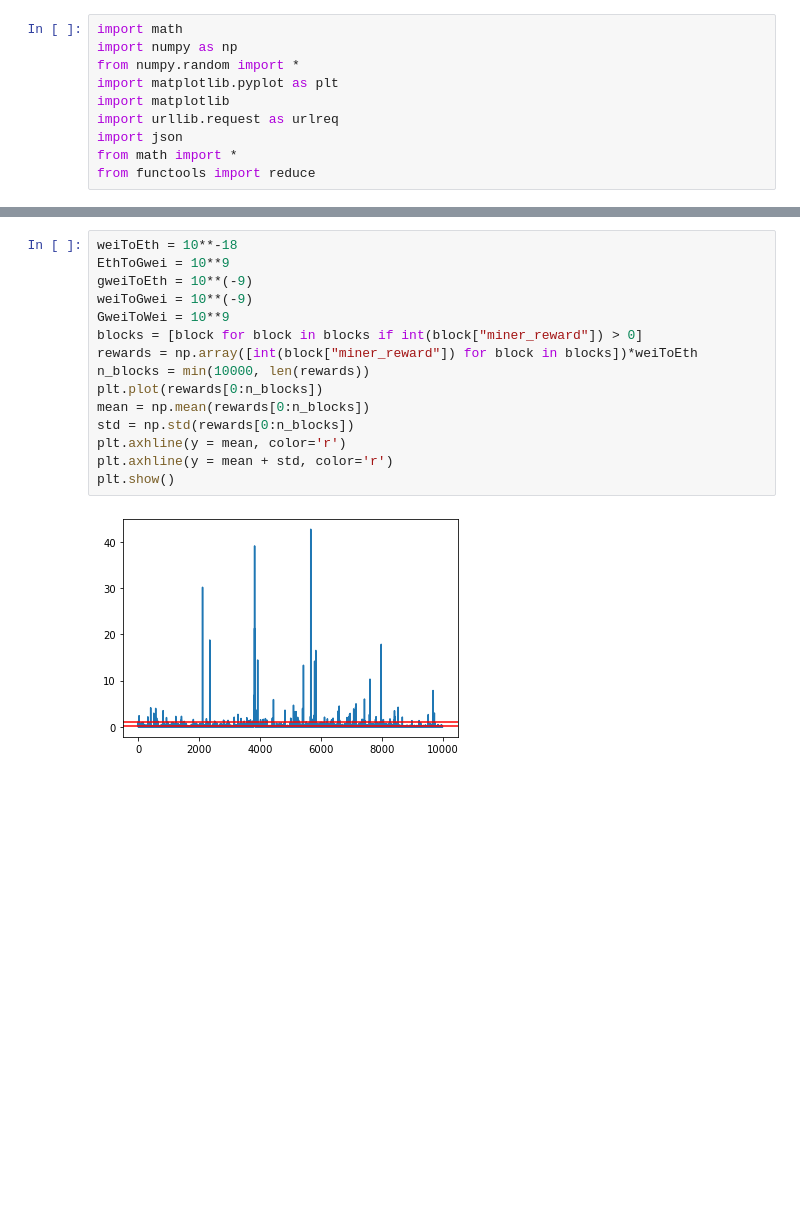
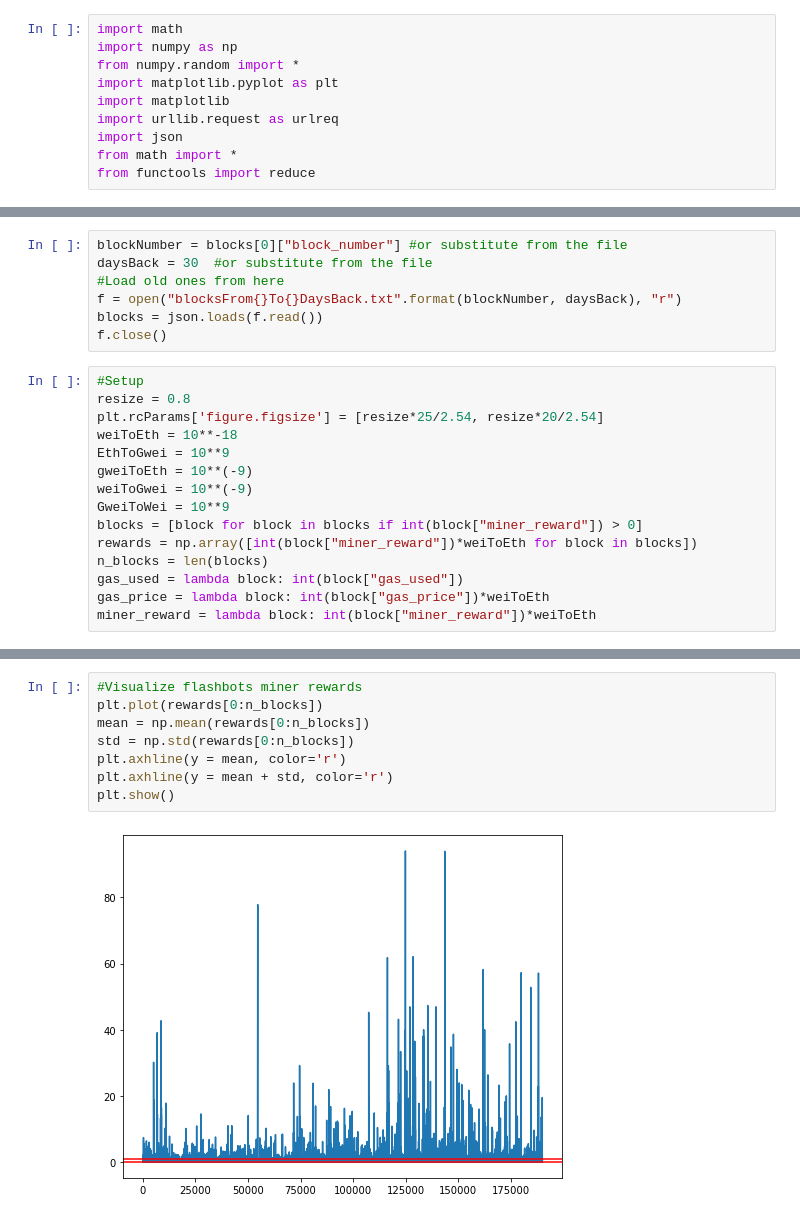
Before and after one commit to frankdfr96/MEVresearch, a Jupyter notebook: Priority Fee.ipynb, the cells around one changed output, grey strips where cells are left out. Drawn from its saved outputs; the diff is of its cells as text; blank space fills up the shorter version.

```diff
--- a/Priority Fee.ipynb
+++ b/Priority Fee.ipynb
@@ -19,0 +33,22 @@ blocks = dic["blocks"]
+# %%
+blockNumber = blocks[0]["block_number"] #or substitute from the file
+daysBack = 30  #or substitute from the file
+#Load old ones from here
+f = open("blocksFrom{}To{}DaysBack.txt".format(blockNumber, daysBack), "r")
+blocks = json.loads(f.read())
+f.close()
+# %%
+#Setup
+resize = 0.8
+plt.rcParams['figure.figsize'] = [resize*25/2.54, resize*20/2.54]
+weiToEth = 10**-18
+EthToGwei = 10**9
+gweiToEth = 10**(-9)
+weiToGwei = 10**(-9)
+GweiToWei = 10**9
+blocks = [block for block in blocks if int(block["miner_reward"]) > 0]
+rewards = np.array([int(block["miner_reward"])*weiToEth for block in blocks])
+n_blocks = len(blocks)
+gas_used = lambda block: int(block["gas_used"])
+gas_price = lambda block: int(block["gas_price"])*weiToEth
+miner_reward = lambda block: int(block["miner_reward"])*weiToEth
@@ -20,18 +75,11 @@ blocks = dic["blocks"]
 # %%
-weiToEth = 10**-18
-EthToGwei = 10**9
-gweiToEth = 10**(-9)
-weiToGwei = 10**(-9)
-GweiToWei = 10**9
-blocks = [block for block in blocks if int(block["miner_reward"]) > 0]
-rewards = np.array([int(block["miner_reward"]) for block in blocks])*weiToEth
-n_blocks = min(10000, len(rewards))
+#Visualize flashbots miner rewards
 plt.plot(rewards[0:n_blocks])
 mean = np.mean(rewards[0:n_blocks])
 std = np.std(rewards[0:n_blocks])
 plt.axhline(y = mean, color='r')
 plt.axhline(y = mean + std, color='r')
 plt.show()
 # %% [output]
-[figure, old version]
+[figure, new version]
 # %%
```
Also changed, not shown: parts of 13 cells of this notebook, 3 other files.
